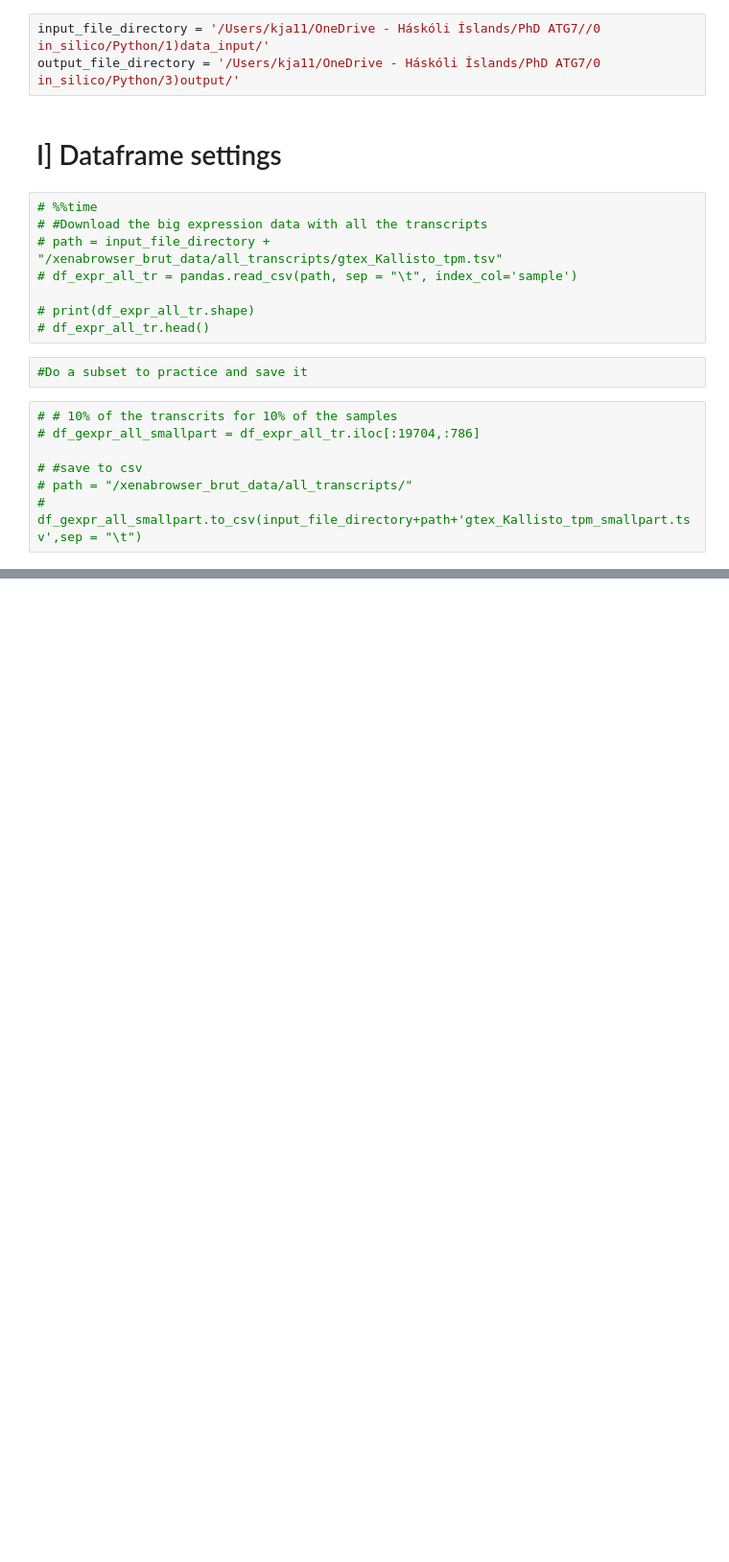
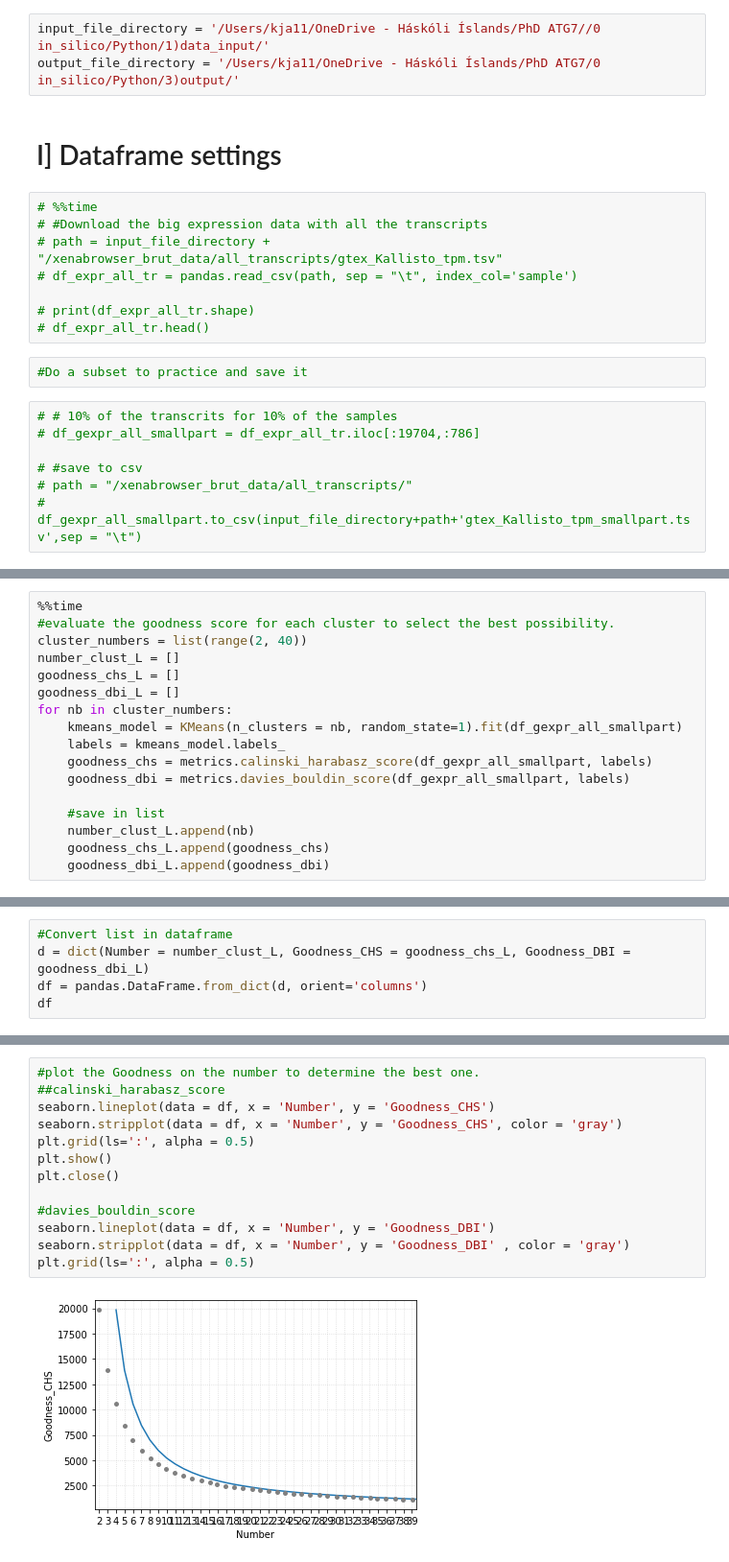
Before and after one commit to Keviosta/Article_short_isoform_ATG7_private, a Jupyter notebook: gene_expression_data_preparation/all_transcripts_gtex_data_preparation.ipynb, the cells around one changed output, grey strips where cells are left out. Shown at 96% size. Cells and saved outputs as stored; diff of their text form; blank space fills up the shorter version.

```diff
--- a/gene_expression_data_preparation/all_transcripts_gtex_data_preparation.ipynb
+++ b/gene_expression_data_preparation/all_transcripts_gtex_data_preparation.ipynb
@@ -53,0 +54,17 @@ small_smallpart = df_gexpr_all_smallpart.iloc[:1970,:78]
+# %%
+%%time
+#evaluate the goodness score for each cluster to select the best possibility.
+cluster_numbers = list(range(2, 40))
+number_clust_L = []
+goodness_chs_L = []
+goodness_dbi_L = []
+for nb in cluster_numbers:
+    kmeans_model = KMeans(n_clusters = nb, random_state=1).fit(df_gexpr_all_smallpart)
+    labels = kmeans_model.labels_
+    goodness_chs = metrics.calinski_harabasz_score(df_gexpr_all_smallpart, labels)
+    goodness_dbi = metrics.davies_bouldin_score(df_gexpr_all_smallpart, labels)
+
+    #save in list
+    number_clust_L.append(nb)
+    goodness_chs_L.append(goodness_chs)
+    goodness_dbi_L.append(goodness_dbi)
@@ -53,0 +73,5 @@ small_smallpart = df_gexpr_all_smallpart.iloc[:1970,:78]
+# %%
+#Convert list in dataframe
+d = dict(Number = number_clust_L, Goodness_CHS = goodness_chs_L, Goodness_DBI = goodness_dbi_L)
+df = pandas.DataFrame.from_dict(d, orient='columns')
+df
@@ -53,0 +96,15 @@ small_smallpart = df_gexpr_all_smallpart.iloc[:1970,:78]
+# %%
+#plot the Goodness on the number to determine the best one.
+##calinski_harabasz_score
+seaborn.lineplot(data = df, x = 'Number', y = 'Goodness_CHS')
+seaborn.stripplot(data = df, x = 'Number', y = 'Goodness_CHS', color = 'gray')
+plt.grid(ls=':', alpha = 0.5)
+plt.show()
+plt.close()
+
+#davies_bouldin_score
+seaborn.lineplot(data = df, x = 'Number', y = 'Goodness_DBI')
+seaborn.stripplot(data = df, x = 'Number', y = 'Goodness_DBI' , color = 'gray')
+plt.grid(ls=':', alpha = 0.5)
+# %% [output]
+[figure, added]
```
Also changed, not shown: parts of 11 cells of this notebook.
